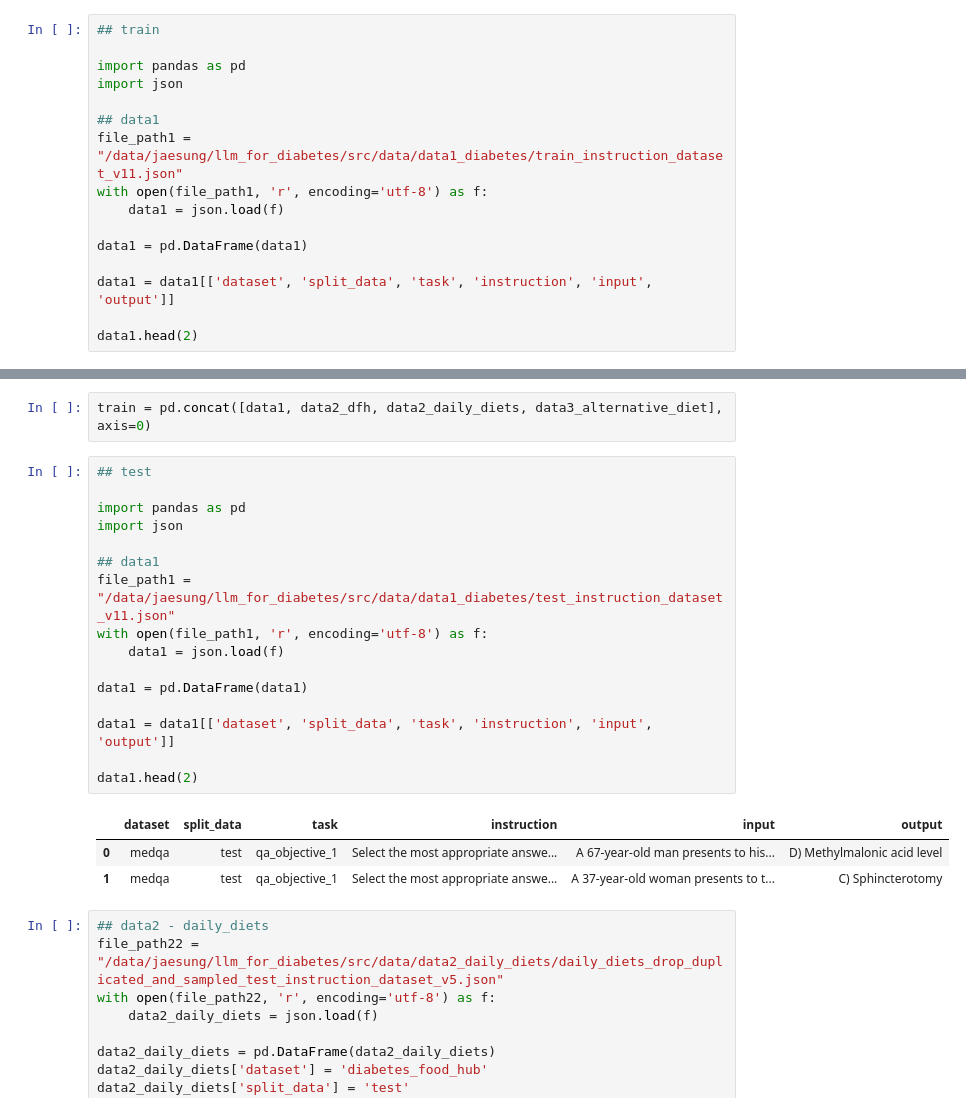
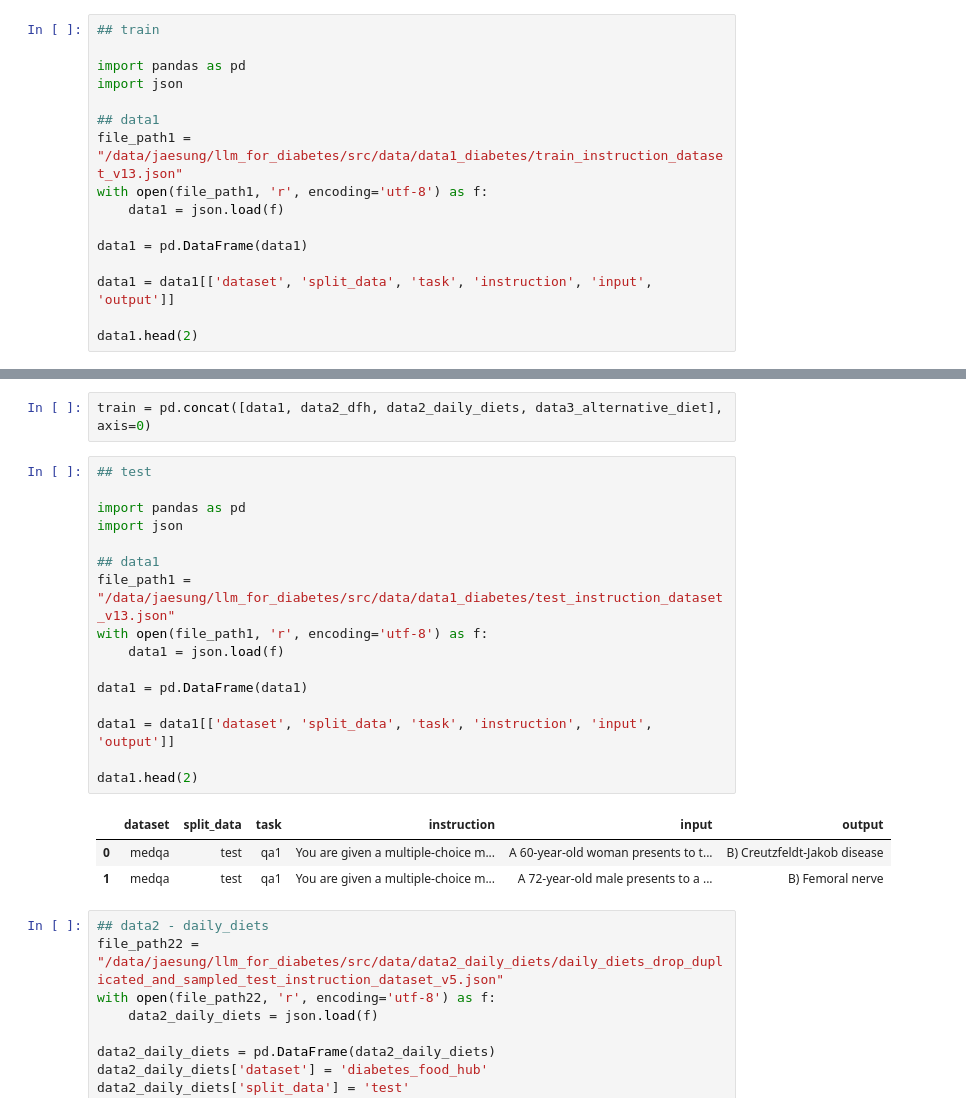
Before and after one commit to HwangIsAce/llm_for_diabetes, a Jupyter notebook: src/data/data_integration.ipynb, the cells around one changed output, grey strips where cells are left out. Saved outputs shown, nothing was run; the diff lists cells and outputs as text.

```diff
--- a/src/data/data_integration.ipynb
+++ b/src/data/data_integration.ipynb
@@ -5,7 +5,7 @@ import pandas as pd
 import json
 
 ## data1
-file_path1 = "/data/jaesung/llm_for_diabetes/src/data/data1_diabetes/train_instruction_dataset_v11.json"
+file_path1 = "/data/jaesung/llm_for_diabetes/src/data/data1_diabetes/train_instruction_dataset_v13.json"
 with open(file_path1, 'r', encoding='utf-8') as f:
     data1 = json.load(f)
 
@@ -78,23 +78,23 @@ train = pd.concat([data1, data2_dfh, data2_daily_diets, data3_alternative_diet],
 # %%
 ## test
 
 import pandas as pd
 import json
 
 ## data1
-file_path1 = "/data/jaesung/llm_for_diabetes/src/data/data1_diabetes/test_instruction_dataset_v11.json"
+file_path1 = "/data/jaesung/llm_for_diabetes/src/data/data1_diabetes/test_instruction_dataset_v13.json"
 with open(file_path1, 'r', encoding='utf-8') as f:
     data1 = json.load(f)
 
 data1 = pd.DataFrame(data1)
 
 data1 = data1[['dataset', 'split_data', 'task', 'instruction', 'input', 'output']]
 
 data1.head(2)
 # %% [output]
 |  | dataset | split_data | task | instruction | input | output |
-| 0 | medqa | test | qa_objective_1 | Select the most appropriate answe... | A 67-year-old man presents to his... | D) Methylmalonic acid level |
-| 1 | medqa | test | qa_objective_1 | Select the most appropriate answe... | A 37-year-old woman presents to t... | C) Sphincterotomy |
+| 0 | medqa | test | qa1 | You are given a multiple-choice m... | A 60-year-old woman presents to t... | B) Creutzfeldt-Jakob disease |
+| 1 | medqa | test | qa1 | You are given a multiple-choice m... | A 72-year-old male presents to a ... | B) Femoral nerve |
 # %%
 ## data2 - daily_diets
 file_path22 = "/data/jaesung/llm_for_diabetes/src/data/data2_daily_diets/daily_diets_drop_duplicated_and_sampled_test_instruction_dataset_v5.json"
```
Also changed, not shown: parts of 15 cells of this notebook, 2 other files.
